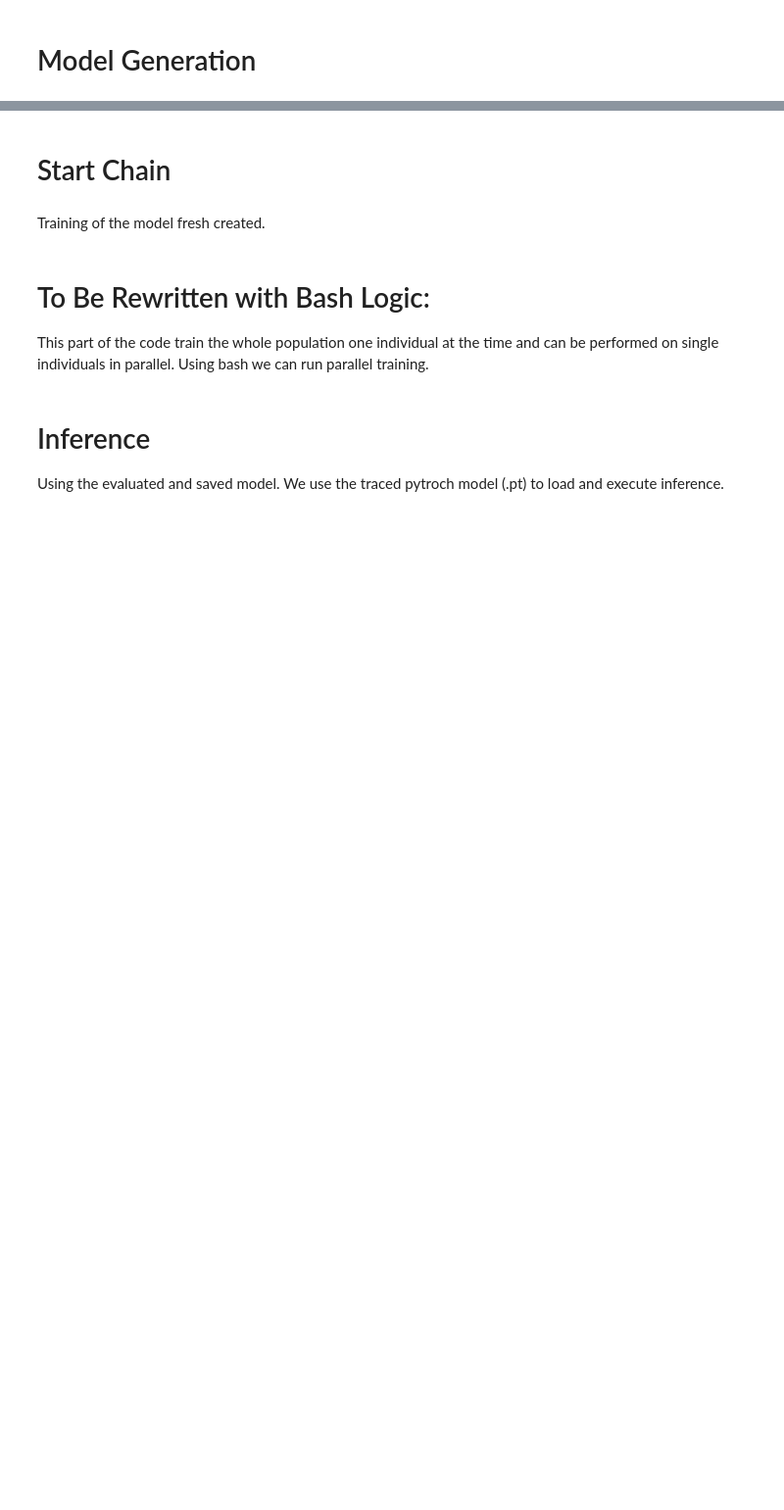
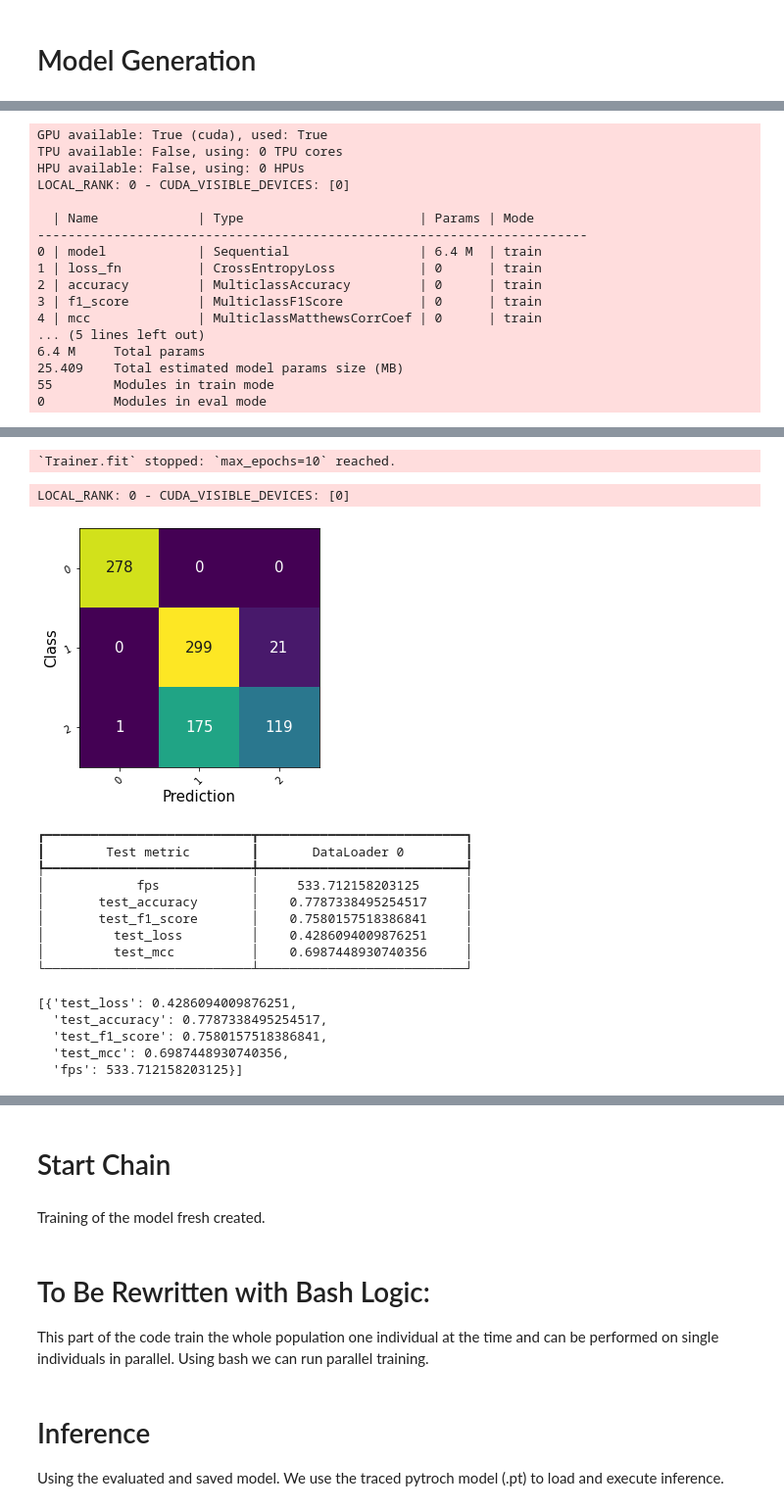
Before and after one commit to sirbastiano/pynas, a Jupyter notebook: unet.ipynb, the cells around one changed output, grey strips where cells are left out. Shown at 98% size. Cells and saved outputs as stored; diff of their text form; code cells hidden in the pictures; blank space fills up the shorter version.

```diff
--- a/unet.ipynb
+++ b/unet.ipynb
@@ -55,0 +78,20 @@ pop.df
+# %%
+pop.train_individual(idx=0, task='classification', lr=0.001, epochs=10, batch_size=32)
+# %% [output]
+GPU available: True (cuda), used: True
+TPU available: False, using: 0 TPU cores
+HPU available: False, using: 0 HPUs
+LOCAL_RANK: 0 - CUDA_VISIBLE_DEVICES: [0]
+
+  | Name             | Type                       | Params | Mode
+------------------------------------------------------------------------
+0 | model            | Sequential                 | 6.4 M  | train
+1 | loss_fn          | CrossEntropyLoss           | 0      | train
+2 | accuracy         | MulticlassAccuracy         | 0      | train
+3 | f1_score         | MulticlassF1Score          | 0      | train
+4 | mcc              | MulticlassMatthewsCorrCoef | 0      | train
+... (5 lines left out)
+6.4 M     Total params
+25.409    Total estimated model params size (MB)
+55        Modules in train mode
+0         Modules in eval mode
@@ -55,0 +99,17 @@ pop.df
+`Trainer.fit` stopped: `max_epochs=10` reached.
+LOCAL_RANK: 0 - CUDA_VISIBLE_DEVICES: [0]
+[figure, added]
+┏━━━━━━━━━━━━━━━━━━━━━━━━━━━┳━━━━━━━━━━━━━━━━━━━━━━━━━━━┓
+┃        Test metric        ┃       DataLoader 0        ┃
+┡━━━━━━━━━━━━━━━━━━━━━━━━━━━╇━━━━━━━━━━━━━━━━━━━━━━━━━━━┩
+│            fps            │     533.712158203125      │
+│       test_accuracy       │    0.7787338495254517     │
+│       test_f1_score       │    0.7580157518386841     │
+│         test_loss         │    0.4286094009876251     │
+│         test_mcc          │    0.6987448930740356     │
+└───────────────────────────┴───────────────────────────┘
+[{'test_loss': 0.4286094009876251,
+  'test_accuracy': 0.7787338495254517,
+  'test_f1_score': 0.7580157518386841,
+  'test_mcc': 0.6987448930740356,
+  'fps': 533.712158203125}]
```
Also changed, not shown: parts of 5 cells of this notebook, 27 other files.
